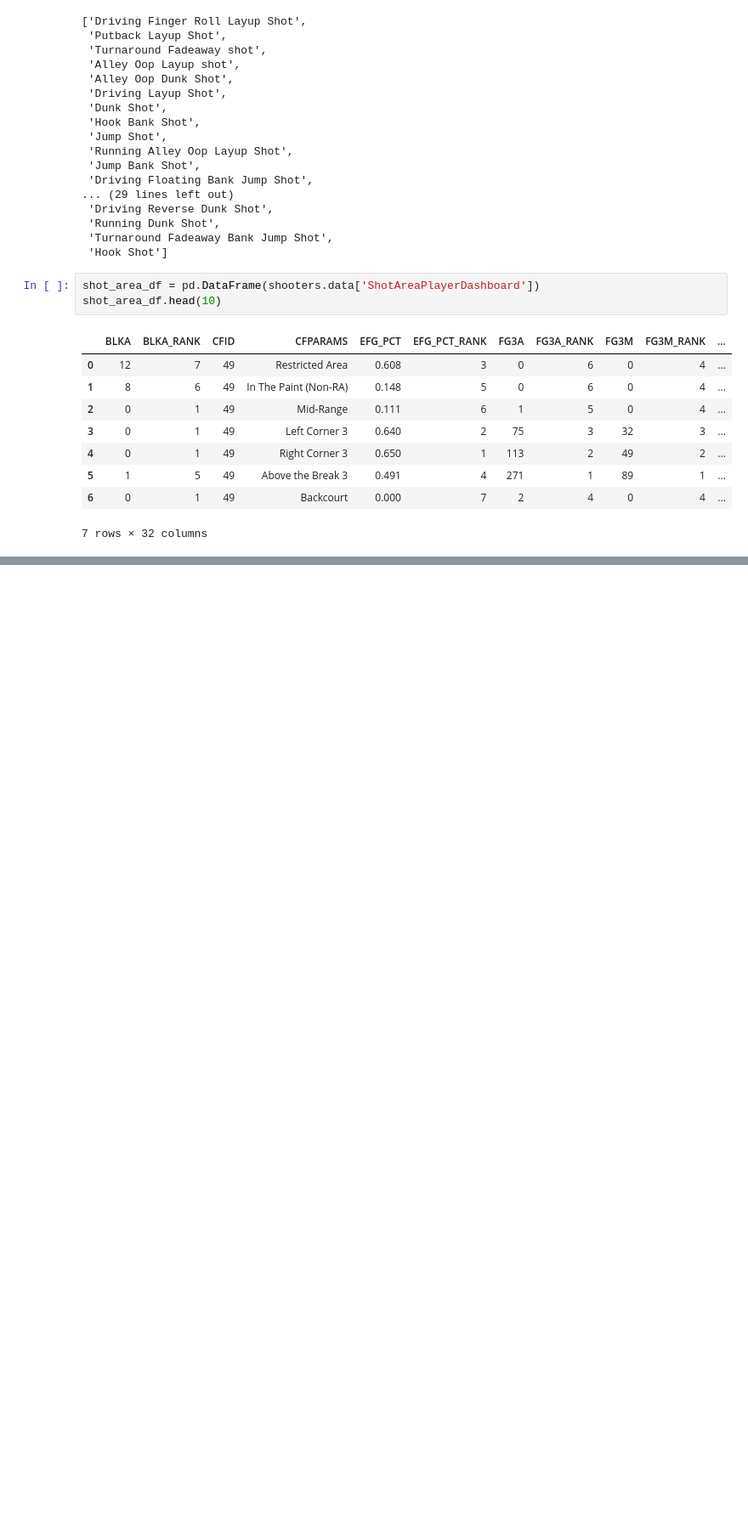
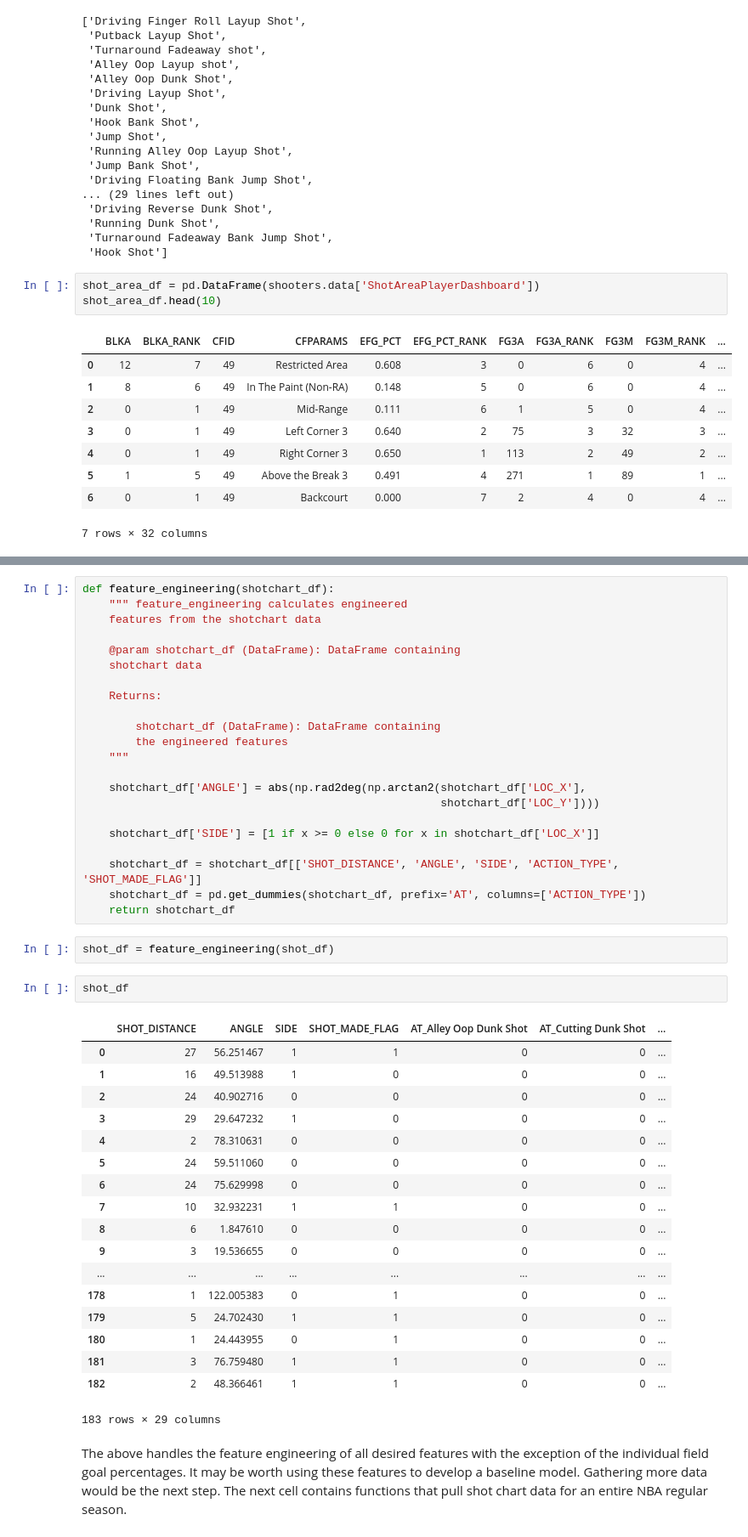
Before and after one commit to basketballrelativity/shot_probability, a Jupyter notebook: shot_probability.ipynb, the cells around one changed output, grey strips where cells are left out. Shown at 85% size. Drawn from its saved outputs; the diff is of its cells as text; blank space fills up the shorter version.

```diff
--- a/shot_probability.ipynb
+++ b/shot_probability.ipynb
@@ -176,0 +194,47 @@ shot_area_df.head(10)
+# %%
+def feature_engineering(shotchart_df):
+    """ feature_engineering calculates engineered
+    features from the shotchart data
+
+    @param shotchart_df (DataFrame): DataFrame containing
+    shotchart data
+
+    Returns:
+
+        shotchart_df (DataFrame): DataFrame containing
+        the engineered features
+    """
+
+    shotchart_df['ANGLE'] = abs(np.rad2deg(np.arctan2(shotchart_df['LOC_X'],
+                                                      shotchart_df['LOC_Y'])))
+
+    shotchart_df['SIDE'] = [1 if x >= 0 else 0 for x in shotchart_df['LOC_X']]
+
+    shotchart_df = shotchart_df[['SHOT_DISTANCE', 'ANGLE', 'SIDE', 'ACTION_TYPE', 'SHOT_MADE_FLAG']]
+    shotchart_df = pd.get_dummies(shotchart_df, prefix='AT', columns=['ACTION_TYPE'])
+    return shotchart_df
+# %%
+shot_df = feature_engineering(shot_df)
+# %%
+shot_df
+# %% [output]
+|  | SHOT_DISTANCE | ANGLE | SIDE | SHOT_MADE_FLAG | AT_Alley Oop Dunk Shot | AT_Cutting Dunk Shot | ... |
+| 0 | 27 | 56.251467 | 1 | 1 | 0 | 0 | ... |
+| 1 | 16 | 49.513988 | 1 | 0 | 0 | 0 | ... |
+| 2 | 24 | 40.902716 | 0 | 0 | 0 | 0 | ... |
+| 3 | 29 | 29.647232 | 1 | 0 | 0 | 0 | ... |
+| 4 | 2 | 78.310631 | 0 | 0 | 0 | 0 | ... |
+| 5 | 24 | 59.511060 | 0 | 0 | 0 | 0 | ... |
+| 6 | 24 | 75.629998 | 0 | 0 | 0 | 0 | ... |
+| 7 | 10 | 32.932231 | 1 | 1 | 0 | 0 | ... |
+| 8 | 6 | 1.847610 | 0 | 0 | 0 | 0 | ... |
+| 9 | 3 | 19.536655 | 0 | 0 | 0 | 0 | ... |
+| ... | ... | ... | ... | ... | ... | ... | ... |
+| 178 | 1 | 122.005383 | 0 | 1 | 0 | 0 | ... |
+| 179 | 5 | 24.702430 | 1 | 1 | 0 | 0 | ... |
+| 180 | 1 | 24.443955 | 0 | 1 | 0 | 0 | ... |
+| 181 | 3 | 76.759480 | 1 | 1 | 0 | 0 | ... |
+| 182 | 2 | 48.366461 | 1 | 1 | 0 | 0 | ... |
+183 rows × 29 columns
+# %% [markdown]
+The above handles the feature engineering of all desired features with the exception of the individual field goal percentages. It may be worth using these features to develop a baseline model. Gathering more data would be the next step. The next cell contains functions that pull shot chart data for an entire NBA regular season.
```
Also changed, not shown: parts of 7 cells of this notebook.
